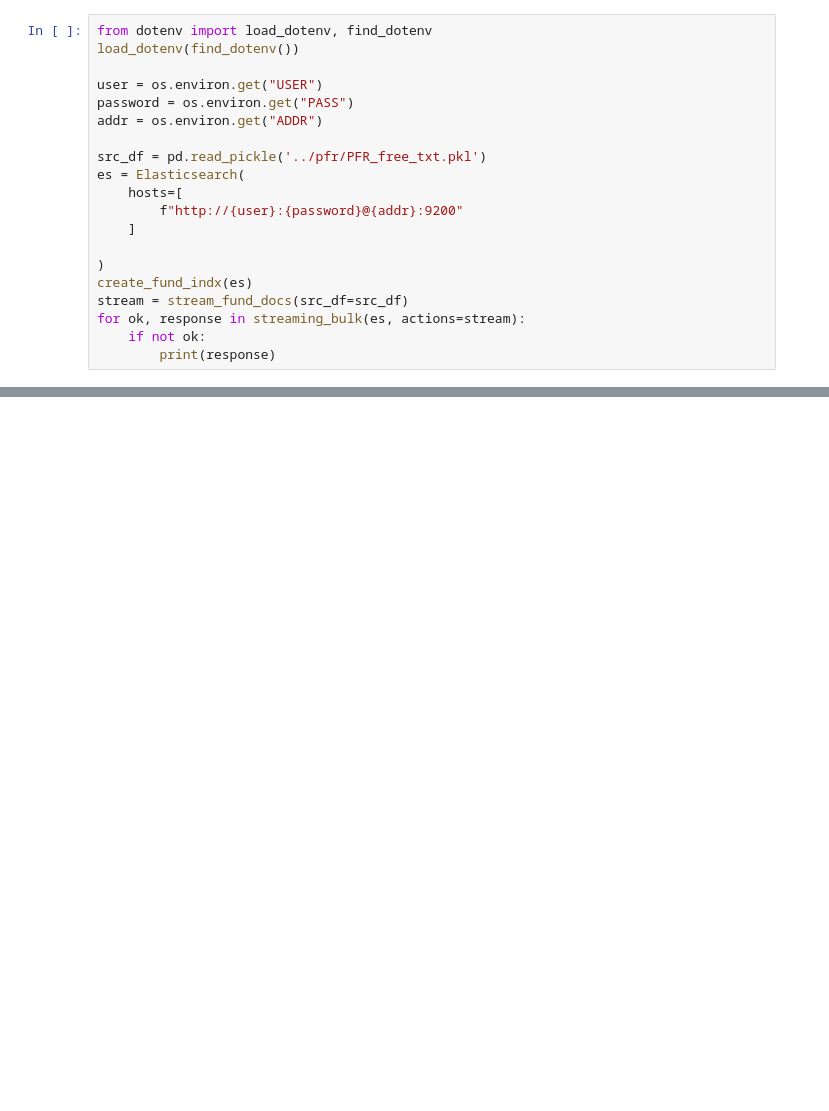
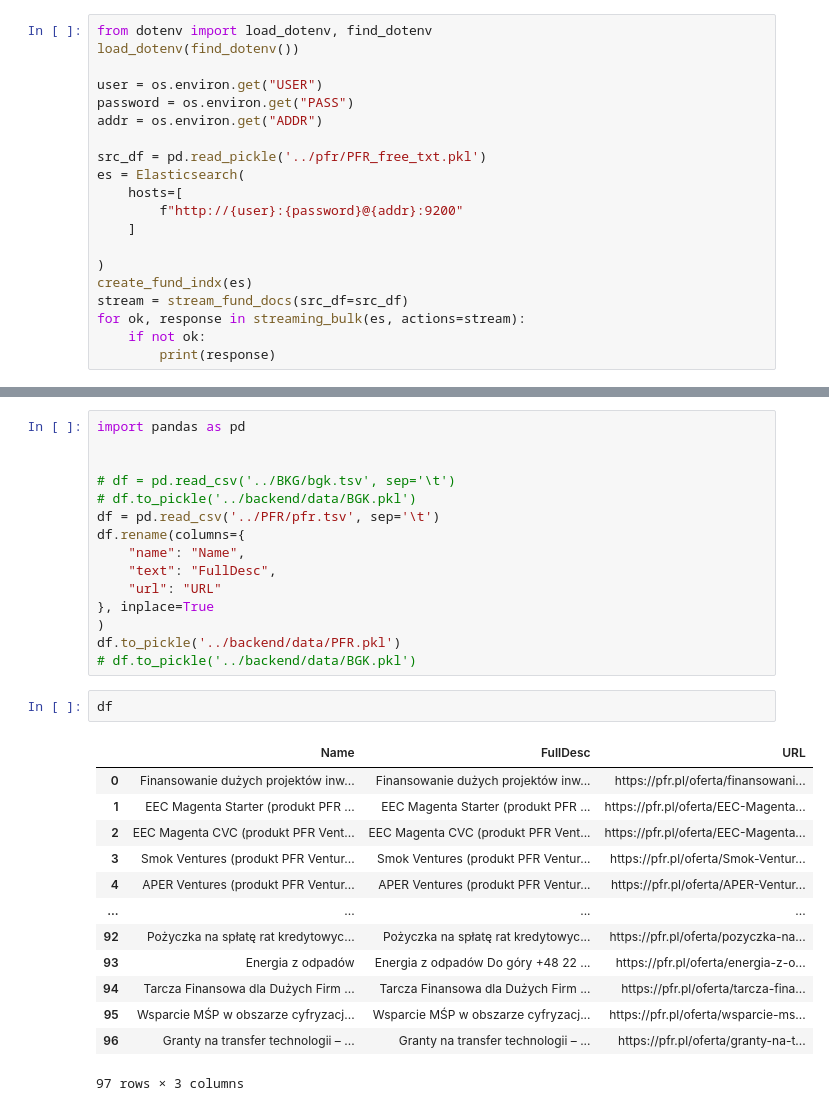
Before and after one commit to JustCheckingHow/investment-scraper, a Jupyter notebook: elastic/es.ipynb, the cells around one changed output, grey strips where cells are left out. Drawn from its saved outputs; the diff is of its cells as text; blank space fills up the shorter version.

```diff
--- a/elastic/es.ipynb
+++ b/elastic/es.ipynb
@@ -159,3 +159,34 @@ simple_query("firma")
     'uwzględnić liczbę osób związanych z przedsiębiorcą stosunkiem pracy (jeśli właściciel jest pracownikiem <em>firmy</em>',
     'pozostałe kapitały rezerwowe (w zależności od tego, jakie z tych wielkości są ujęte w księgach Twojej <em>firmy</em>',
     'Nie masz pewności, czy to odpowiedni program finansowania dla twojej <em>firmy</em>?']}}]
+# %%
+import pandas as pd
+
+
+# df = pd.read_csv('../BKG/bgk.tsv', sep='\t')
+# df.to_pickle('../backend/data/BGK.pkl')
+df = pd.read_csv('../PFR/pfr.tsv', sep='\t')
+df.rename(columns={
+    "name": "Name",
+    "text": "FullDesc",
+    "url": "URL"
+}, inplace=True
+)
+df.to_pickle('../backend/data/PFR.pkl')
+# df.to_pickle('../backend/data/BGK.pkl')
+# %%
+df
+# %% [output]
+|  | Name | FullDesc | URL |
+| 0 | Finansowanie dużych projektów inw... | Finansowanie dużych projektów inw... | https://pfr.pl/oferta/finansowani... |
+| 1 | EEC Magenta Starter (produkt PFR ... | EEC Magenta Starter (produkt PFR ... | https://pfr.pl/oferta/EEC-Magenta... |
+| 2 | EEC Magenta CVC (produkt PFR Vent... | EEC Magenta CVC (produkt PFR Vent... | https://pfr.pl/oferta/EEC-Magenta... |
+| 3 | Smok Ventures (produkt PFR Ventur... | Smok Ventures (produkt PFR Ventur... | https://pfr.pl/oferta/Smok-Ventur... |
+| 4 | APER Ventures (produkt PFR Ventur... | APER Ventures (produkt PFR Ventur... | https://pfr.pl/oferta/APER-Ventur... |
+| ... | ... | ... | ... |
+| 92 | Pożyczka na spłatę rat kredytowyc... | Pożyczka na spłatę rat kredytowyc... | https://pfr.pl/oferta/pozyczka-na... |
+| 93 | Energia z odpadów | Energia z odpadów Do góry +48 22 ... | https://pfr.pl/oferta/energia-z-o... |
+| 94 | Tarcza Finansowa dla Dużych Firm ... | Tarcza Finansowa dla Dużych Firm ... | https://pfr.pl/oferta/tarcza-fina... |
+| 95 | Wsparcie MŚP w obszarze cyfryzacj... | Wsparcie MŚP w obszarze cyfryzacj... | https://pfr.pl/oferta/wsparcie-ms... |
+| 96 | Granty na transfer technologii – ... | Granty na transfer technologii – ... | https://pfr.pl/oferta/granty-na-t... |
+97 rows × 3 columns
```
Also changed, not shown: parts of 1 cell of this notebook, 3 other files.
